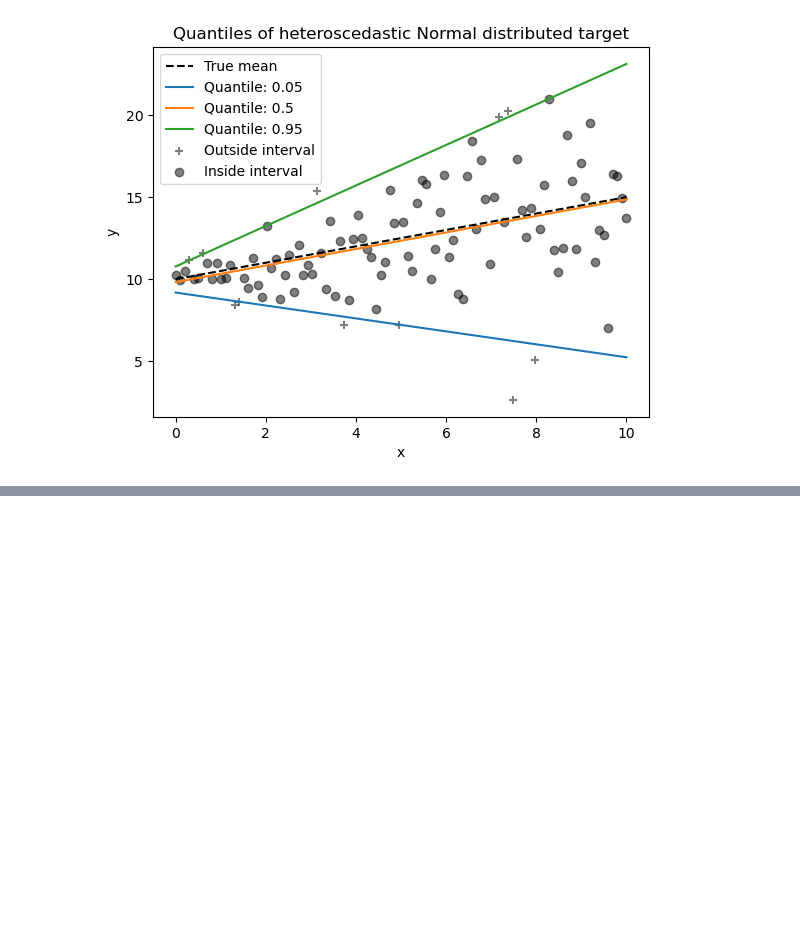
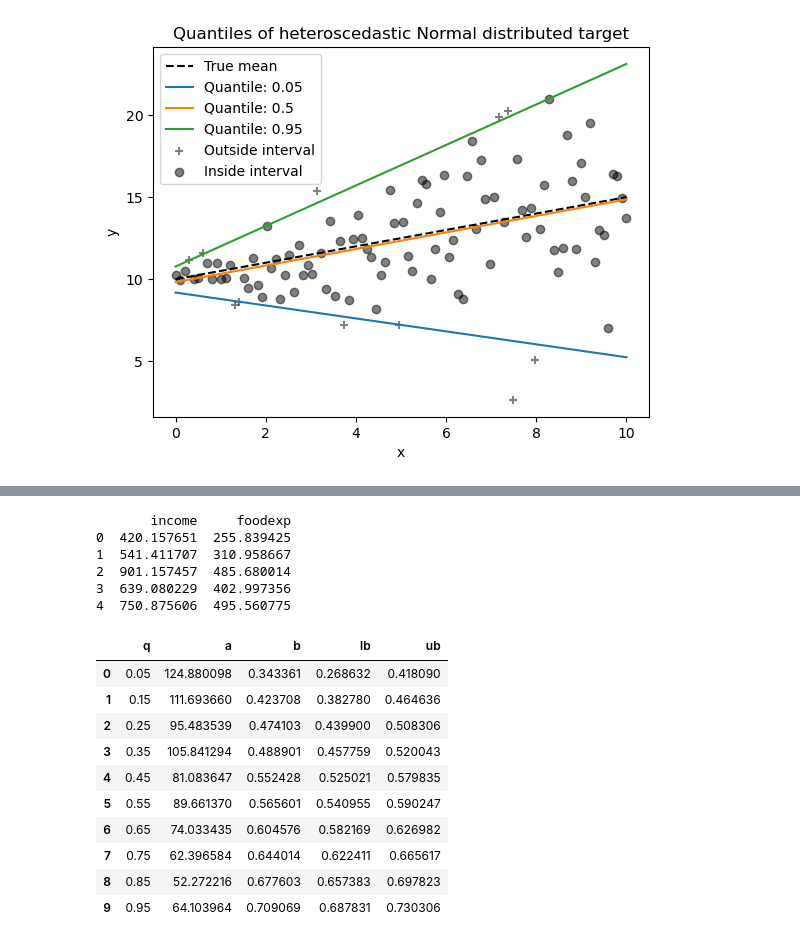
Before and after one commit to BerkleyLim/ai_edu, a Jupyter notebook: based/3weeks/250718.ipynb, the cells around one changed output, grey strips where cells are left out. Cells and saved outputs as stored; diff of their text form; code cells hidden in the pictures; blank space fills up the shorter version.

```diff
--- a/based/3weeks/250718.ipynb
+++ b/based/3weeks/250718.ipynb
@@ -63,0 +71,41 @@ _ = plt.title("Quantiles of heteroscedastic Normal distributed target")
+# %%
+import pandas as pd
+import numpy as np
+import statsmodels.api as sm
+import statsmodels.formula.api as smf
+import matplotlib.pyplot as plt
+
+data = sm.datasets.engel.load_pandas().data
+print(data.head())
+
+# Food Expenditure Data 예시
+quantitles = np.arange(0.05, 0.96, 0.1)
+mod = smf.quantreg("foodexp ~ income", data)
+
+def fit_model(q):
+    res = mod.fit(q=q)
+    return ([q, res.params["Intercept"], res.params["income"]]
+            + res.conf_int().loc["income"].tolist())
+
+models = [fit_model(x) for x in quantitles]
+models = pd.DataFrame(models, columns=["q", "a", "b", "lb", "ub"])
+
+models
+# %% [output]
+       income     foodexp
+0  420.157651  255.839425
+1  541.411707  310.958667
+2  901.157457  485.680014
+3  639.080229  402.997356
+4  750.875606  495.560775
+|  | q | a | b | lb | ub |
+| 0 | 0.05 | 124.880098 | 0.343361 | 0.268632 | 0.418090 |
+| 1 | 0.15 | 111.693660 | 0.423708 | 0.382780 | 0.464636 |
+| 2 | 0.25 | 95.483539 | 0.474103 | 0.439900 | 0.508306 |
+| 3 | 0.35 | 105.841294 | 0.488901 | 0.457759 | 0.520043 |
+| 4 | 0.45 | 81.083647 | 0.552428 | 0.525021 | 0.579835 |
+| 5 | 0.55 | 89.661370 | 0.565601 | 0.540955 | 0.590247 |
+| 6 | 0.65 | 74.033435 | 0.604576 | 0.582169 | 0.626982 |
+| 7 | 0.75 | 62.396584 | 0.644014 | 0.622411 | 0.665617 |
+| 8 | 0.85 | 52.272216 | 0.677603 | 0.657383 | 0.697823 |
+| 9 | 0.95 | 64.103964 | 0.709069 | 0.687831 | 0.730306 |
```
Also changed, not shown: parts of 1 cell of this notebook, 3 other files.
